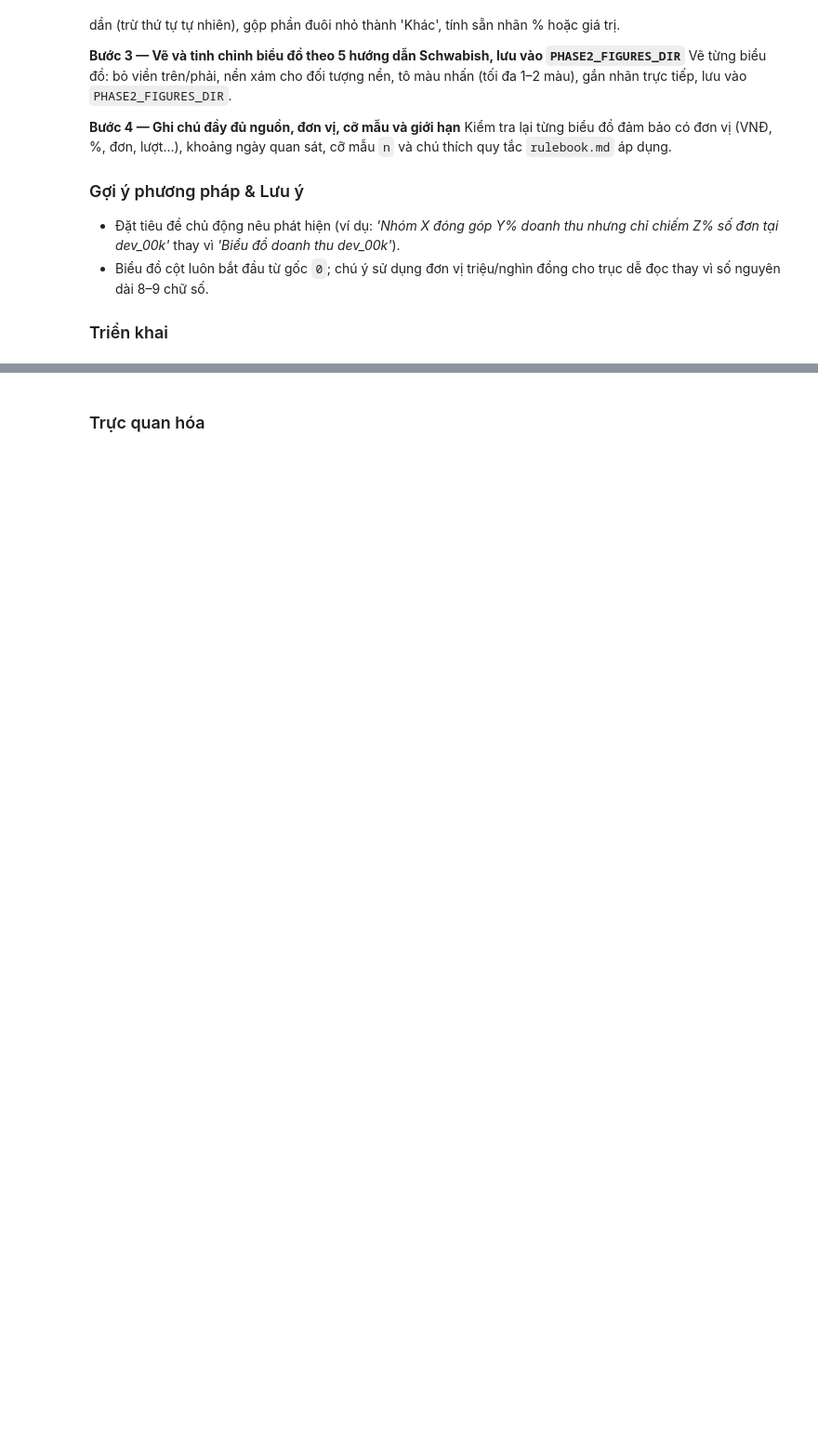
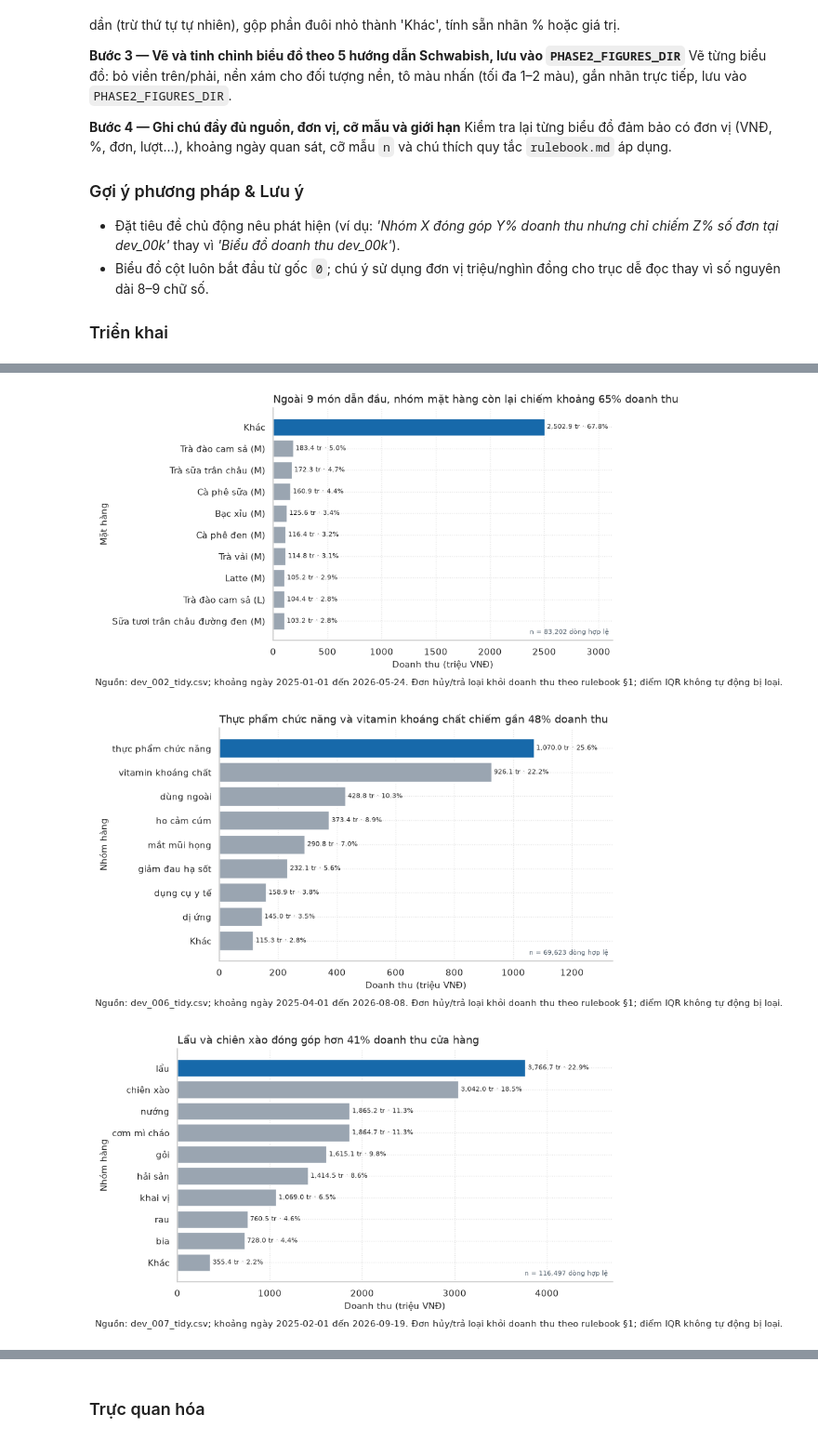
Before and after one commit to itsanhkhoi12/data-visualization-uth, a Jupyter notebook: notebook/02_business_eda.ipynb, the cells around one changed output, grey strips where cells are left out. Shown at 93% size. Drawn from its saved outputs; the diff is of its cells as text; code cells hidden in the pictures; blank space fills up the shorter version.

```diff
--- a/notebook/02_business_eda.ipynb
+++ b/notebook/02_business_eda.ipynb
@@ -546,5 +2228,14 @@ Kiểm tra lại từng biểu đồ đảm bảo có đơn vị (VNĐ, %, đơn
 
 ### Triển khai
 # %%
-# TODO (T2.3b — Bước 1: Chọn lọc 1–2 phát hiện trọng tâm cho mỗi doanh nghiệp đại diện)
-# TODO: Liệt kê danh mục biểu đồ Giải thích Hồi 2 và tiêu đề chủ động dự kiến
+# T2.3b — Bước 1: Chọn 1 phát hiện trọng tâm cho mỗi doanh nghiệp
+# Lựa chọn theo trường dữ liệu có sẵn; mỗi biểu đồ chỉ truyền đạt một thông điệp.
+EXPLANATORY_CHART_PLAN = {
+    "dev_002": {"metric": "revenue", "dimension": "item", "title": "Ngoài 9 món dẫn đầu, nhóm mặt hàng còn lại chiếm khoảng 65% doanh thu"},
+    "dev_006": {"metric": "revenue", "dimension": "category", "title": "Thực phẩm chức năng và vitamin khoáng chất chiếm gần 48% doanh thu"},
+    "dev_007": {"metric": "revenue", "dimension": "category", "title": "Lẩu và chiên xào đóng góp hơn 41% doanh thu cửa hàng"},
+    "dev_009": {"metric": "order_revenue", "dimension": "distribution", "title": "Giá trị đơn hàng cho thấy độ phân hóa giữa đơn thường và đơn lớn"},
+    "dev_011": {"metric": "revenue", "dimension": "category", "title": "Máy mới đóng góp gần 74% doanh thu cửa hàng điện thoại"},
+    "dev_012": {"metric": "n_slips", "dimension": "technician", "title": "Số lượt sửa chữa phân bổ gần đều giữa bốn thợ"},
+}
+display(pd.DataFrame([{"business_id": b, **v} for b,v in EXPLANATORY_CHART_PLAN.items()]))
@@ -554,3 +2347,49 @@ Kiểm tra lại từng biểu đồ đảm bảo có đơn vị (VNĐ, %, đơn
 # %%
-# TODO (T2.3b — Bước 3: Vẽ và tinh chỉnh biểu đồ theo 5 hướng dẫn Schwabish, lưu vào `PHASE2_FIGURES_DIR`)
-# TODO: Vẽ hoàn chỉnh các biểu đồ Giải thích Hồi 2 và lưu vào PHASE2_FIGURES_DIR
+# T2.3b — Bước 3: Vẽ và tinh chỉnh biểu đồ giải thích, lưu PHASE2_FIGURES_DIR
+EXPLANATORY_FIGURES = {}
+for b, p in explanatory_data.items():
+    fig, ax = plt.subplots(figsize=(9, 5))
+    if b == "dev_009":
+        s = p["bin_value"]
+        ax.hist(s/1e6, bins=35, color=COLOR_GRAY, edgecolor="white")
+        med = s.median()/1e6
+        ax.axvline(med, color=COLOR_ACCENT_BLUE, linewidth=2.4)
+        ax.annotate(f"Trung vị {med:.2f} triệu", xy=(med, ax.get_ylim()[1]*.72),
+                    xytext=(med*1.08 if med else .1, ax.get_ylim()[1]*.82),
+                    arrowprops={"arrowstyle":"->", "color":COLOR_ACCENT_BLUE},
+                    color=COLOR_ACCENT_BLUE, fontsize=10)
+        ax.set_title("Giá trị đơn hàng phân hóa; trung vị là mốc đại diện")
+        ax.set_xlabel("Doanh thu mỗi đơn (triệu VNĐ)"); ax.set_ylabel("Số đơn")
+        ax.text(.99, .96, f"n = {len(s):,} đơn", transform=ax.transAxes,
+                ha="right", va="top", color=COLOR_GRAY_DARK)
+    else:
+        q = p.sort_values("value", ascending=True)
+        colors = [COLOR_GRAY]*len(q)
+        if colors: colors[-1] = COLOR_ACCENT_BLUE
+        vals = q["value"] / (1 if b == "dev_012" else 1e6)
+        bars = ax.barh(q["label"].astype(str), vals, color=colors)
+        if b == "dev_012":
+            ax.bar_label(bars, labels=[f"{x:,.0f}" for x in q["value"]], padding=3, fontsize=9)
+            ax.set_title(EXPLANATORY_CHART_PLAN[b]["title"])
+            ax.set_xlabel("Số phiếu/lượt xe"); ax.set_ylabel("Thợ")
+        else:
+            labels = [f"{r['value']/1e6:,.1f} tr · {r['share_pct']:.1f}%"
+                      for _, r in q.iterrows()]
+            ax.bar_label(bars, labels=labels, padding=3, fontsize=8)
+            ax.set_title(EXPLANATORY_CHART_PLAN[b]["title"])
+            ax.set_xlabel("Doanh thu (triệu VNĐ)"); ax.set_ylabel("Nhóm hàng" if b in category_rankings else "Mặt hàng")
+        ax.set_xlim(left=0, right=max(vals.max()*1.25, 1))
+        ax.text(.99, .02, f"n = {len(tidy_tables[b][tidy_tables[b].is_valid]):,} dòng hợp lệ",
+                transform=ax.transAxes, ha="right", va="bottom", fontsize=8, color=COLOR_GRAY_DARK)
+    ax.spines["top"].set_visible(False); ax.spines["right"].set_visible(False)
+    fig.text(.01, -.02, f"Nguồn: {b}_tidy.csv; khoảng ngày {tidy_tables[b]['order_date'].min():%Y-%m-%d} đến {tidy_tables[b]['order_date'].max():%Y-%m-%d}. "
+             "Đơn hủy/trả loại khỏi doanh thu theo rulebook §1; điểm IQR không tự động bị loại.")
+    plt.tight_layout()
+    path = PHASE2_FIGURES_DIR / f"t23b_{b}_explanatory.png"
+    fig.savefig(path)
+    EXPLANATORY_FIGURES[b] = str(path)
+    plt.show()
+# %% [output]
+[figure, added]
+[figure, added]
+[figure, added]
```
Also changed, not shown: parts of 43 cells of this notebook.
